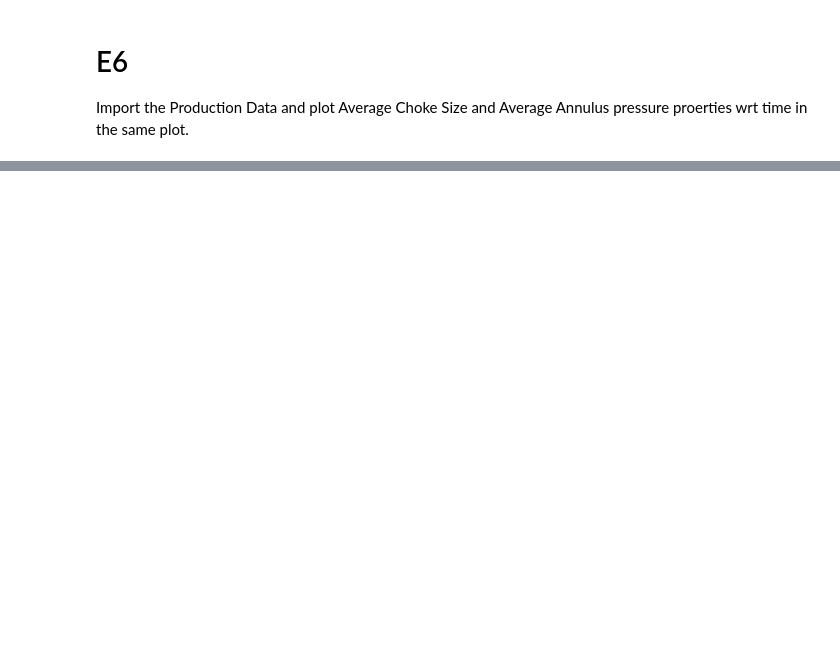
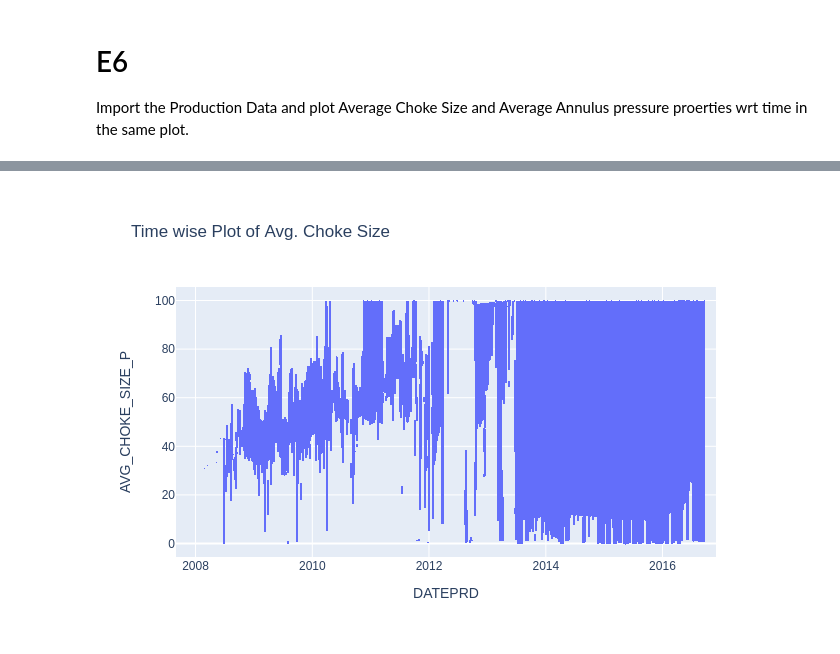
Before and after one commit to Shrinjoymaiti/pycourse, a Jupyter notebook: lecture_4_assignment.ipynb, the cells around one changed output, grey strips where cells are left out. Drawn from its saved outputs; the diff is of its cells as text; code cells hidden in the pictures; blank space fills up the shorter version.

```diff
--- a/lecture_4_assignment.ipynb
+++ b/lecture_4_assignment.ipynb
@@ -100,7 +100,7 @@ fig.show()
 # E6
 Import the Production Data and plot Average Choke Size and Average Annulus pressure proerties wrt time in the same plot.
 # %%
-df=pd.read_csv('https://raw.githubusercontent.com/Energy-AI/basic_course/master/Lecture_3/data/prod_data.csv?token=AQTTZ5CLX5FDNFPC7U6JH7C7MVWN6')
+df=pd.read_csv('https://raw.githubusercontent.com/Energy-AI/basic_course/master/Lecture_3/data/prod_data.csv?token=AQTTZ5DJNBGW5CO6D5LBDAS7M4UHS')
 df.head()
 # %% [output]
 |  | Unnamed: 0 | DATEPRD | AVG_DOWNHOLE_PRESSURE | AVG_DOWNHOLE_TEMPERATURE | AVG_DP_TUBING | AVG_ANNULUS_PRESS | ... |
@@ -110,5 +110,6 @@ df.head()
 | 3 | 3 | 2014-04-10 | NaN | NaN | NaN | 0.0 | ... |
 | 4 | 4 | 2014-04-11 | 310.37614 | 96.87589 | 277.27826 | 0.0 | ... |
 # %%
-pk.line(df.sort_values(by='DATEPRD'),x='DATEPRD',y='AVG_CHOKE_SIZE_P',title='Time wise Plot of Avg. Choke Size')
+fig=pk.line(df.sort_values(by='DATEPRD'),x='DATEPRD',y='AVG_CHOKE_SIZE_P',title='Time wise Plot of Avg. Choke Size',width=1200,height=1200)
+fig.show('png')
 # %% [output]
@@ -116 +116,2 @@ pk.line(df.sort_values(by='DATEPRD'),x='DATEPRD',y='AVG_CHOKE_SIZE_P',title='Tim
+[figure, added]
 # %%
```
Also changed, not shown: parts of 5 cells of this notebook.
